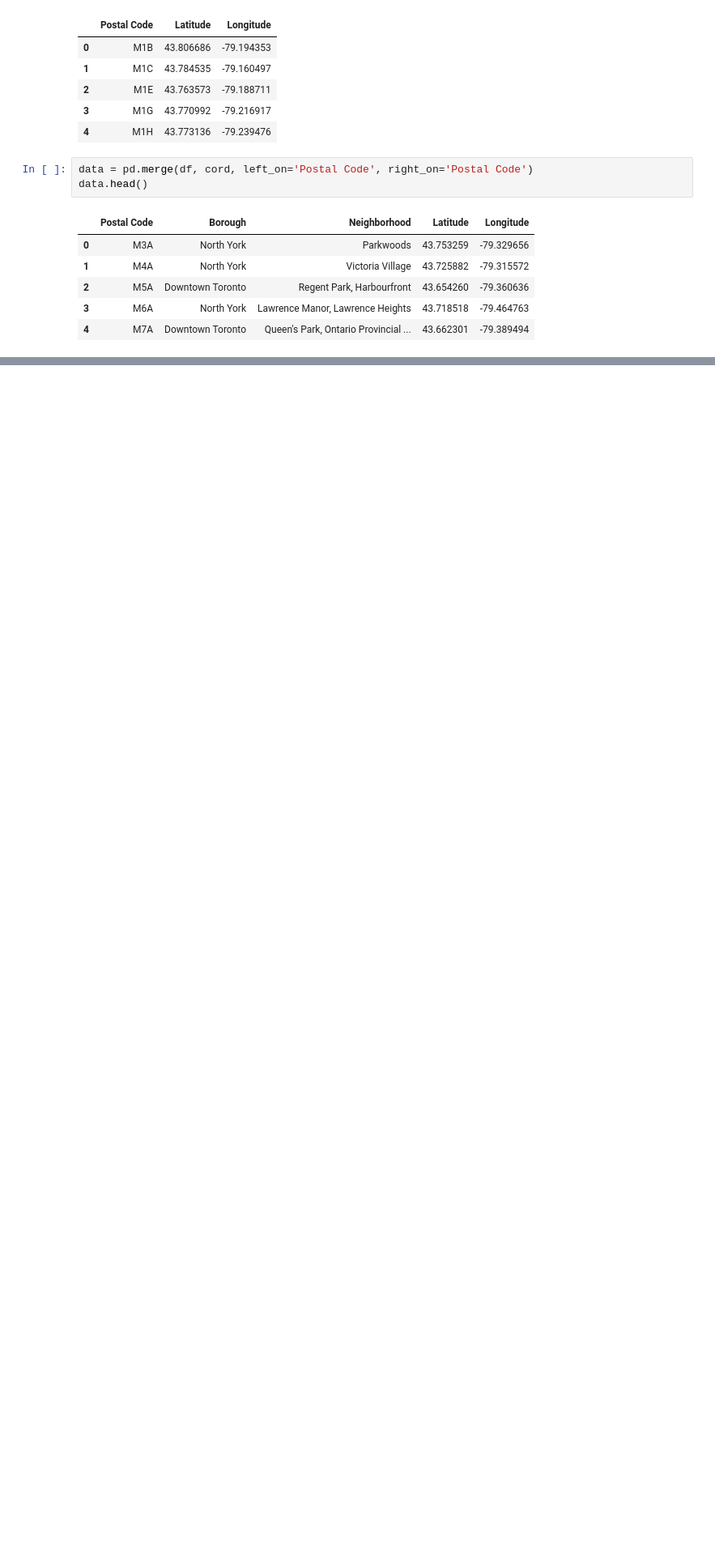
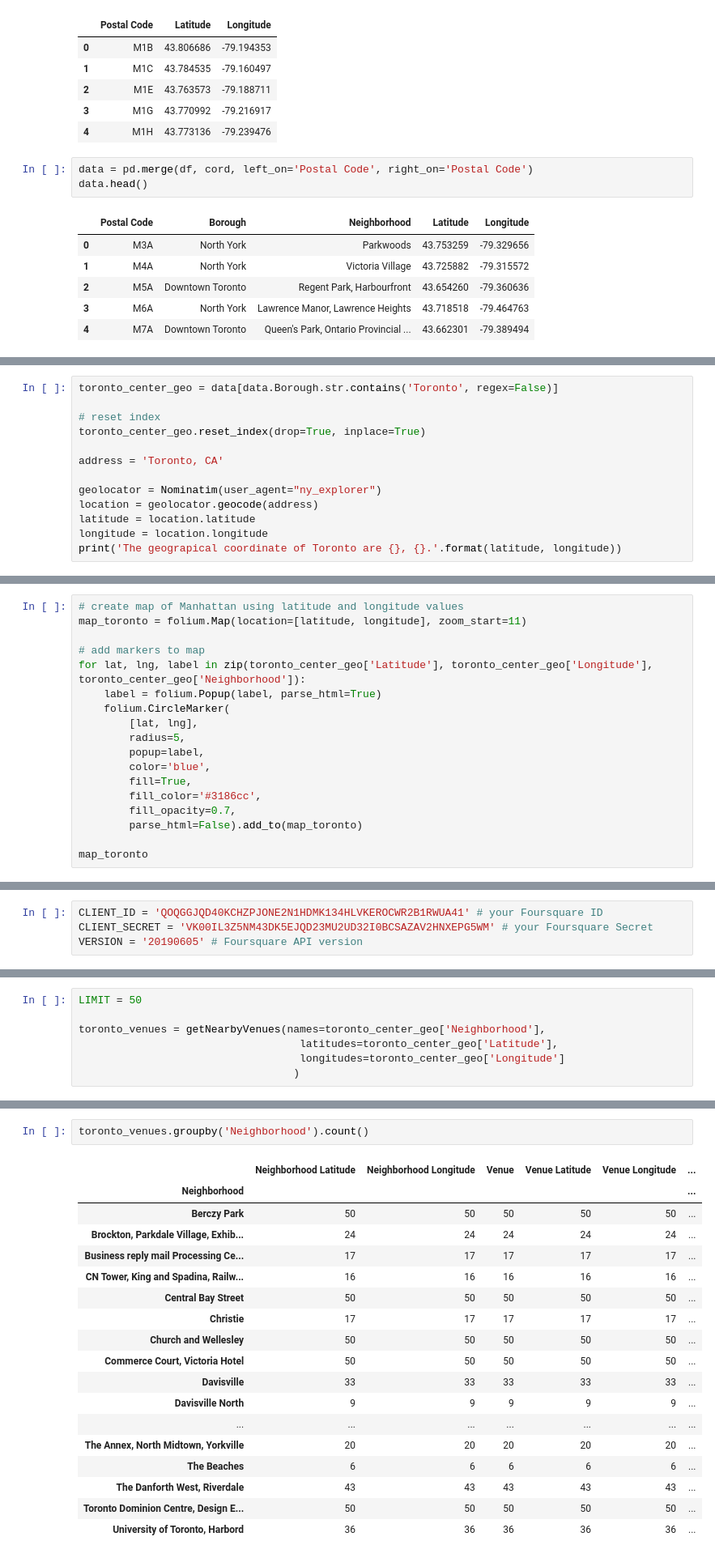
Before and after one commit to abhi9sri19/github-example, a Jupyter notebook: Applied DS project.ipynb, the cells around one changed output, grey strips where cells are left out. Shown at 81% size. Saved outputs shown, nothing was run; the diff lists cells and outputs as text; blank space fills up the shorter version.

```diff
--- a/Applied DS project.ipynb
+++ b/Applied DS project.ipynb
@@ -89,0 +129,13 @@ data.head()
+# %%
+toronto_center_geo = data[data.Borough.str.contains('Toronto', regex=False)]
+
+# reset index
+toronto_center_geo.reset_index(drop=True, inplace=True)
+
+address = 'Toronto, CA'
+
+geolocator = Nominatim(user_agent="ny_explorer")
+location = geolocator.geocode(address)
+latitude = location.latitude
+longitude = location.longitude
+print('The geograpical coordinate of Toronto are {}, {}.'.format(latitude, longitude))
@@ -89,0 +144,18 @@ data.head()
+# %%
+# create map of Manhattan using latitude and longitude values
+map_toronto = folium.Map(location=[latitude, longitude], zoom_start=11)
+
+# add markers to map
+for lat, lng, label in zip(toronto_center_geo['Latitude'], toronto_center_geo['Longitude'], toronto_center_geo['Neighborhood']):
+    label = folium.Popup(label, parse_html=True)
+    folium.CircleMarker(
+        [lat, lng],
+        radius=5,
+        popup=label,
+        color='blue',
+        fill=True,
+        fill_color='#3186cc',
+        fill_opacity=0.7,
+        parse_html=False).add_to(map_toronto)
+
+map_toronto
@@ -89,0 +164,4 @@ data.head()
+# %%
+CLIENT_ID = 'QOQGGJQD40KCHZPJONE2N1HDMK134HLVKEROCWR2B1RWUA41' # your Foursquare ID
+CLIENT_SECRET = 'VK00IL3Z5NM43DK5EJQD23MU2UD32I0BCSAZAV2HNXEPG5WM' # your Foursquare Secret
+VERSION = '20190605' # Foursquare API version
@@ -89,0 +208,7 @@ data.head()
+# %%
+LIMIT = 50
+
+toronto_venues = getNearbyVenues(names=toronto_center_geo['Neighborhood'],
+                                   latitudes=toronto_center_geo['Latitude'],
+                                   longitudes=toronto_center_geo['Longitude']
+                                  )
@@ -89,0 +244,21 @@ data.head()
+# %%
+toronto_venues.groupby('Neighborhood').count()
+# %% [output]
+|  | Neighborhood Latitude | Neighborhood Longitude | Venue | Venue Latitude | Venue Longitude | ... |
+| Neighborhood |  |  |  |  |  | ... |
+| Berczy Park | 50 | 50 | 50 | 50 | 50 | ... |
+| Brockton, Parkdale Village, Exhib... | 24 | 24 | 24 | 24 | 24 | ... |
+| Business reply mail Processing Ce... | 17 | 17 | 17 | 17 | 17 | ... |
+| CN Tower, King and Spadina, Railw... | 16 | 16 | 16 | 16 | 16 | ... |
+| Central Bay Street | 50 | 50 | 50 | 50 | 50 | ... |
+| Christie | 17 | 17 | 17 | 17 | 17 | ... |
+| Church and Wellesley | 50 | 50 | 50 | 50 | 50 | ... |
+| Commerce Court, Victoria Hotel | 50 | 50 | 50 | 50 | 50 | ... |
+| Davisville | 33 | 33 | 33 | 33 | 33 | ... |
+| Davisville North | 9 | 9 | 9 | 9 | 9 | ... |
+| ... | ... | ... | ... | ... | ... | ... |
+| The Annex, North Midtown, Yorkville | 20 | 20 | 20 | 20 | 20 | ... |
+| The Beaches | 6 | 6 | 6 | 6 | 6 | ... |
+| The Danforth West, Riverdale | 43 | 43 | 43 | 43 | 43 | ... |
+| Toronto Dominion Centre, Design E... | 50 | 50 | 50 | 50 | 50 | ... |
+| University of Toronto, Harbord | 36 | 36 | 36 | 36 | 36 | ... |
```
Also changed, not shown: parts of 9 cells of this notebook.
